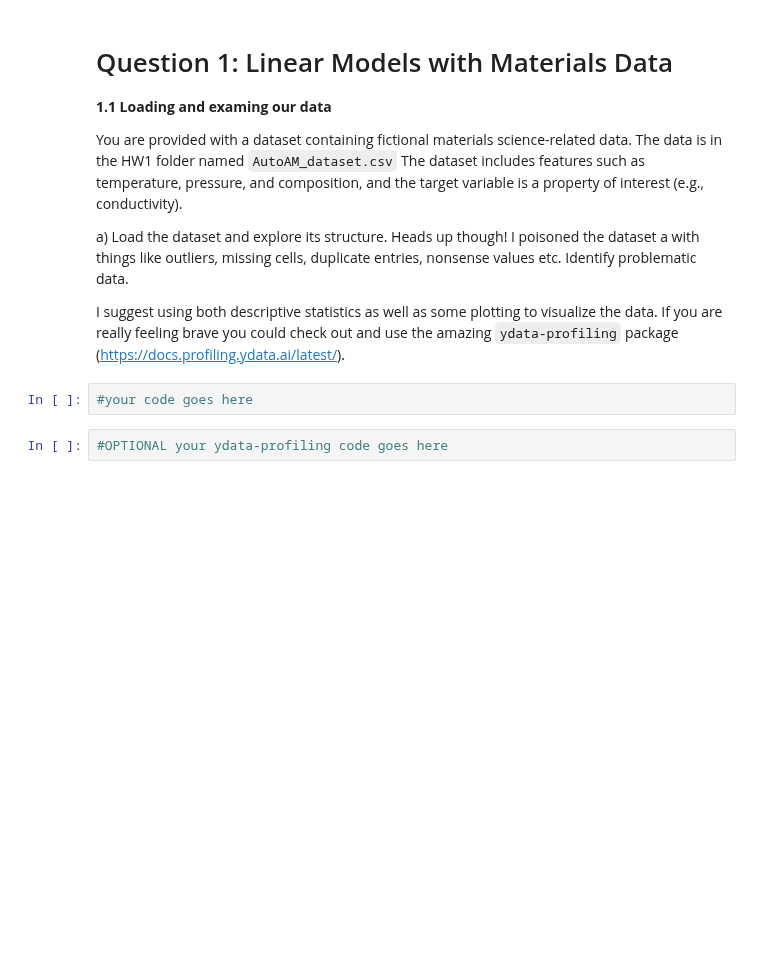
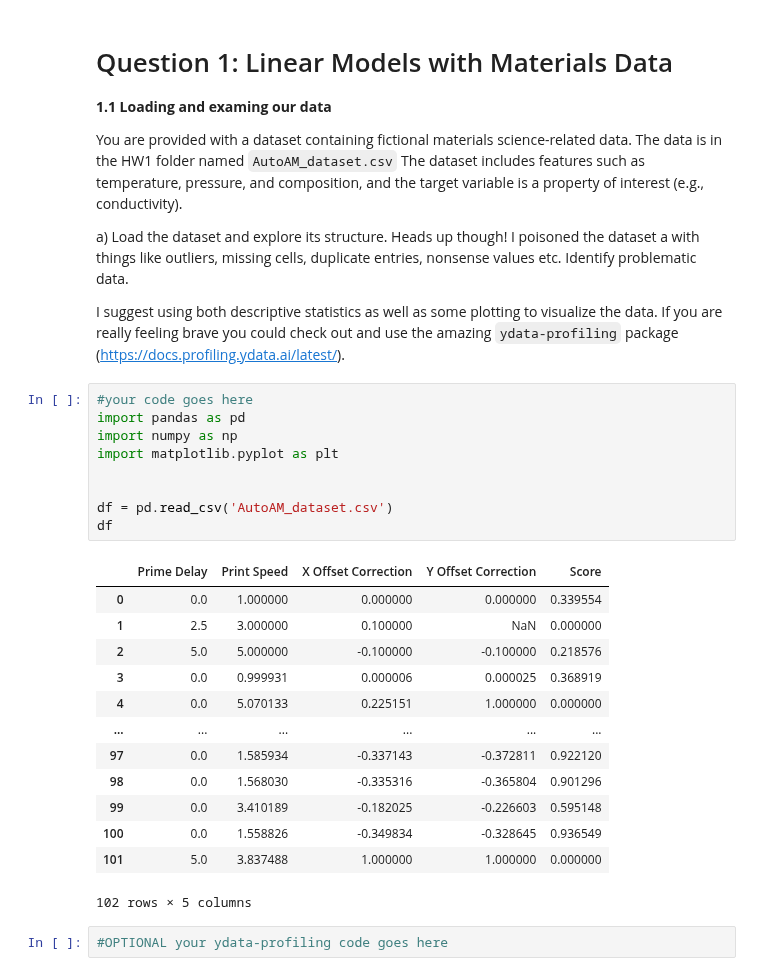
Before and after one commit to sp8rks/MaterialsInformatics, a Jupyter notebook: HW/HW1/HW1 Q1.ipynb, the cells around one changed output. Drawn from its saved outputs; the diff is of its cells as text; blank space fills up the shorter version.

```diff
--- a/HW/HW1/HW1 Q1.ipynb
+++ b/HW/HW1/HW1 Q1.ipynb
@@ -7,8 +7,29 @@ You are provided with a dataset containing fictional materials science-related d
 a) Load the dataset and explore its structure. Heads up though! I poisoned the dataset a with things like outliers, missing cells, duplicate entries, nonsense values etc. Identify problematic data.
 
 I suggest using both descriptive statistics as well as some plotting to visualize the data. If you are really feeling brave you could check out and use the amazing `ydata-profiling` package (https://docs.profiling.ydata.ai/latest/).
-# %%
-#your code goes here
+# %%
+#your code goes here
+import pandas as pd
+import numpy as np
+import matplotlib.pyplot as plt
+
+
+df = pd.read_csv('AutoAM_dataset.csv')
+df
+# %% [output]
+|  | Prime Delay | Print Speed | X Offset Correction | Y Offset Correction | Score |
+| 0 | 0.0 | 1.000000 | 0.000000 | 0.000000 | 0.339554 |
+| 1 | 2.5 | 3.000000 | 0.100000 | NaN | 0.000000 |
+| 2 | 5.0 | 5.000000 | -0.100000 | -0.100000 | 0.218576 |
+| 3 | 0.0 | 0.999931 | 0.000006 | 0.000025 | 0.368919 |
+| 4 | 0.0 | 5.070133 | 0.225151 | 1.000000 | 0.000000 |
+| ... | ... | ... | ... | ... | ... |
+| 97 | 0.0 | 1.585934 | -0.337143 | -0.372811 | 0.922120 |
+| 98 | 0.0 | 1.568030 | -0.335316 | -0.365804 | 0.901296 |
+| 99 | 0.0 | 3.410189 | -0.182025 | -0.226603 | 0.595148 |
+| 100 | 0.0 | 1.558826 | -0.349834 | -0.328645 | 0.936549 |
+| 101 | 5.0 | 3.837488 | 1.000000 | 1.000000 | 0.000000 |
+102 rows × 5 columns
 # %%
 #OPTIONAL your ydata-profiling code goes here
 # %% [markdown]
```
Also changed, not shown: parts of 9 cells of this notebook, 6 other files.
